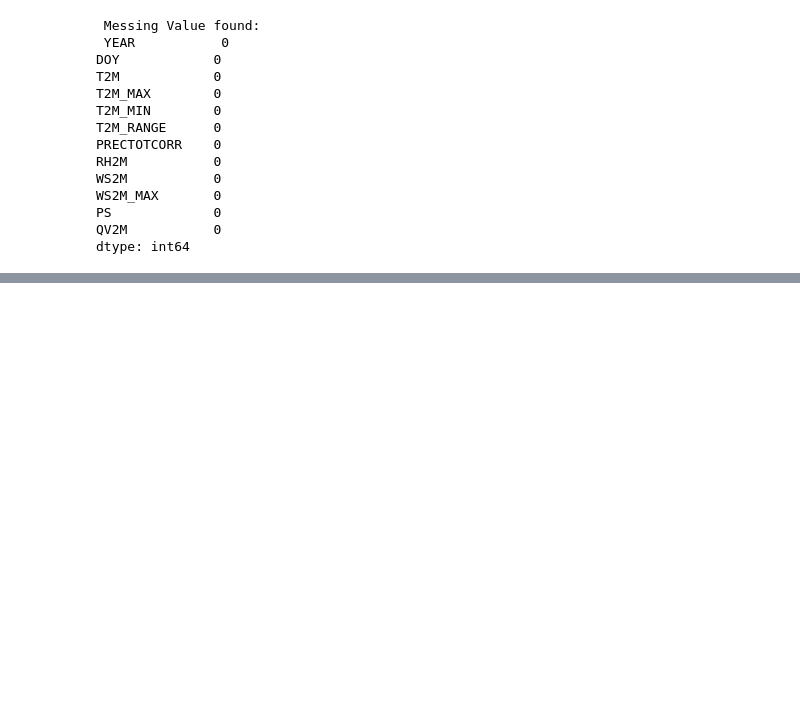
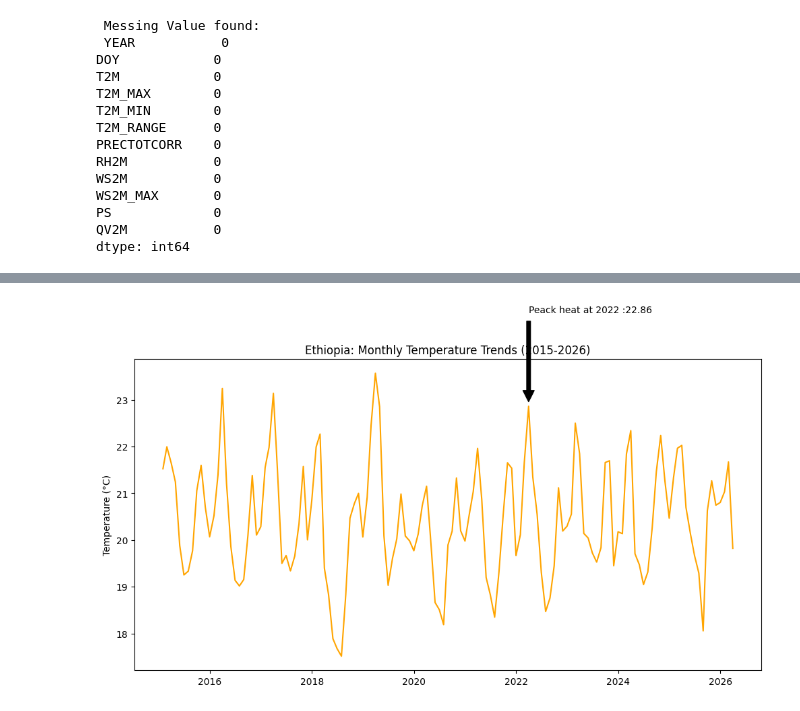
Before and after one commit to Sumeyahassen/climate-challenge-week0, a Jupyter notebook: notebooks/kenya_eda.ipynb, the cells around one changed output, grey strips where cells are left out. Cells and saved outputs as stored; diff of their text form; code cells hidden in the pictures; blank space fills up the shorter version.

Commit message:
monthely temperater chart and  find the hotest temp in 2022

```diff
--- a/notebooks/kenya_eda.ipynb
+++ b/notebooks/kenya_eda.ipynb
@@ -33,3 +33,5 @@ dtype: int64
 # date conversion
 kenya["DATE"]=pd.to_datetime(kenya["YEAR"]*1000+kenya["DOY"],format= "%Y%j")
 kenya["MONTH"]=kenya["DATE"].dt.month
+kenya.set_index("DATE",inplace=True)
+kenya.head()
@@ -35,0 +46,19 @@ kenya["MONTH"]=kenya["DATE"].dt.month
+# %%
+# Monthly Temperature Line Chart
+import matplotlib.pyplot as plt
+# resample monthely averagy
+monthly_temp=kenya["T2M"].resample('ME').mean()
+plt.figure(figsize=(12,6))
+plt.plot(monthly_temp,label="Mean Temp ",color='orange')
+# annotate the hotest month in 2022
+hottest_2022=monthly_temp["2022"].idxmax()
+temp_max=monthly_temp['2022'].max()
+plt.annotate(f"Peack heat at 2022 :{temp_max:.2f}",
+             xy=(hottest_2022,temp_max),
+             xytext=(hottest_2022,temp_max+2),
+             arrowprops=dict(facecolor='black',shrink=0.05))
+plt.title('Ethiopia: Monthly Temperature Trends (2015-2026)')
+plt.ylabel('Temperature (°C)')
+plt.show()
+# %% [output]
+[figure, added]
```
Also changed, not shown: parts of 1 cell of this notebook.
